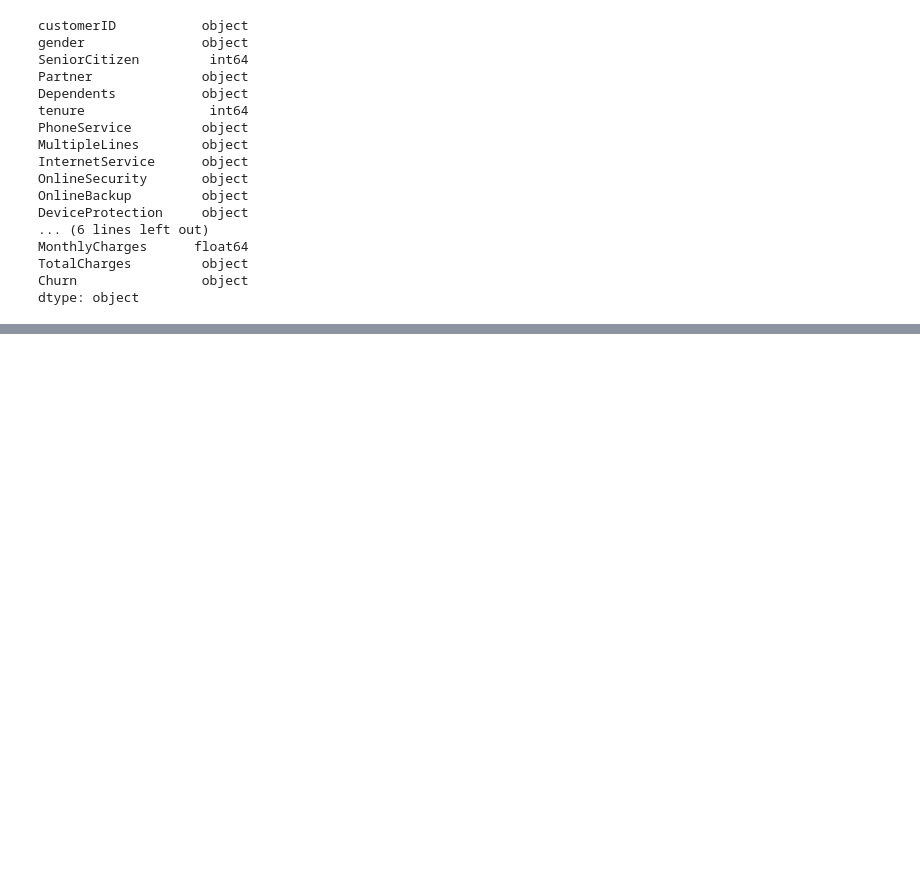
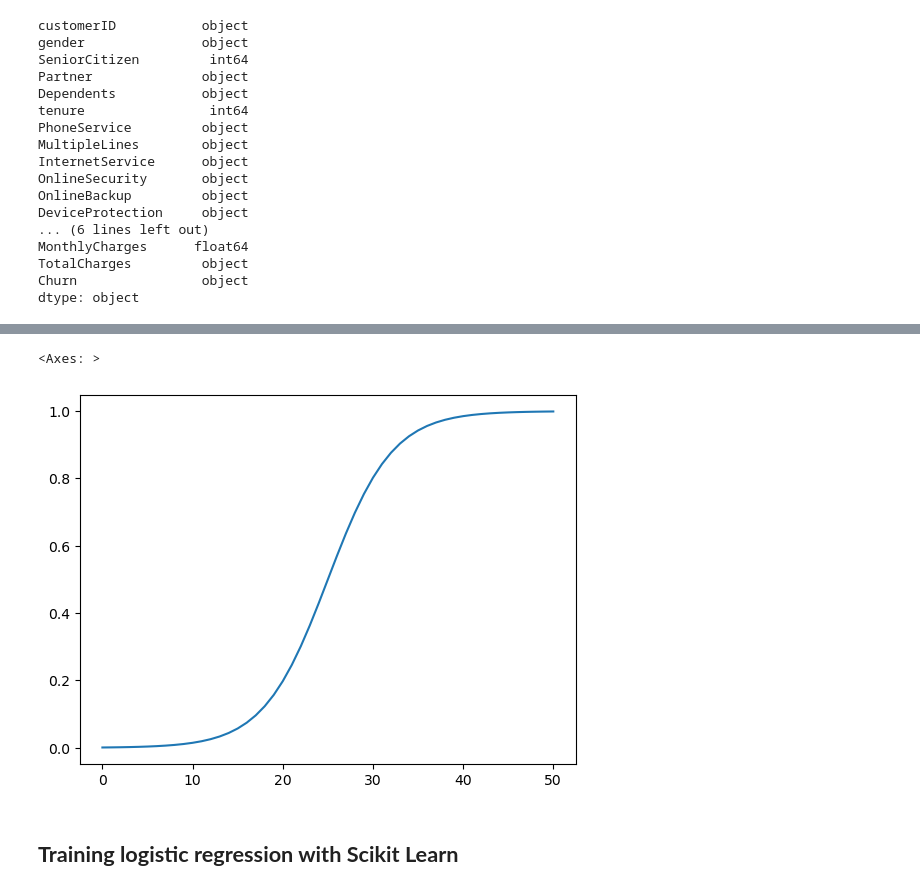
Before and after one commit to ePaddyy/machine_learning_zoomcamp, a Jupyter notebook: regression/churn_prediction.ipynb, the cells around one changed output, grey strips where cells are left out. Drawn from its saved outputs; the diff is of its cells as text; code cells hidden in the pictures; blank space fills up the shorter version.

```diff
--- a/regression/churn_prediction.ipynb
+++ b/regression/churn_prediction.ipynb
@@ -45,0 +472,5 @@ for c in categorical_columns:
+# %%
+def sigmoid(z):
+    return 1 / (1 + np.exp(-z))
+# %%
+z = np.linspace(-7, 7, 51)
@@ -45,0 +493,5 @@ for c in categorical_columns:
+# %%
+sns.lineplot(sigmoid(z))
+# %% [output]
+<Axes: >
+[figure, added]
@@ -45,0 +515,2 @@ for c in categorical_columns:
+# %% [markdown]
+## **Training logistic regression with Scikit Learn**
```
Also changed, not shown: parts of 199 cells of this notebook, 3 other files.
